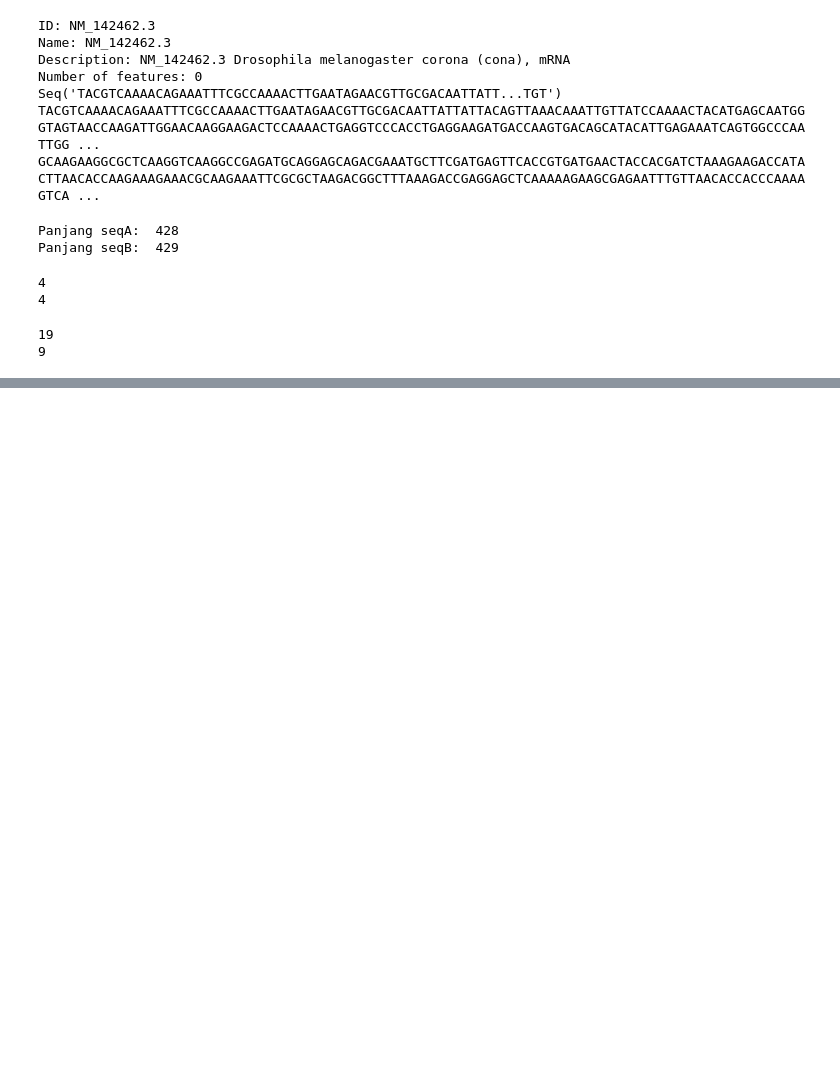
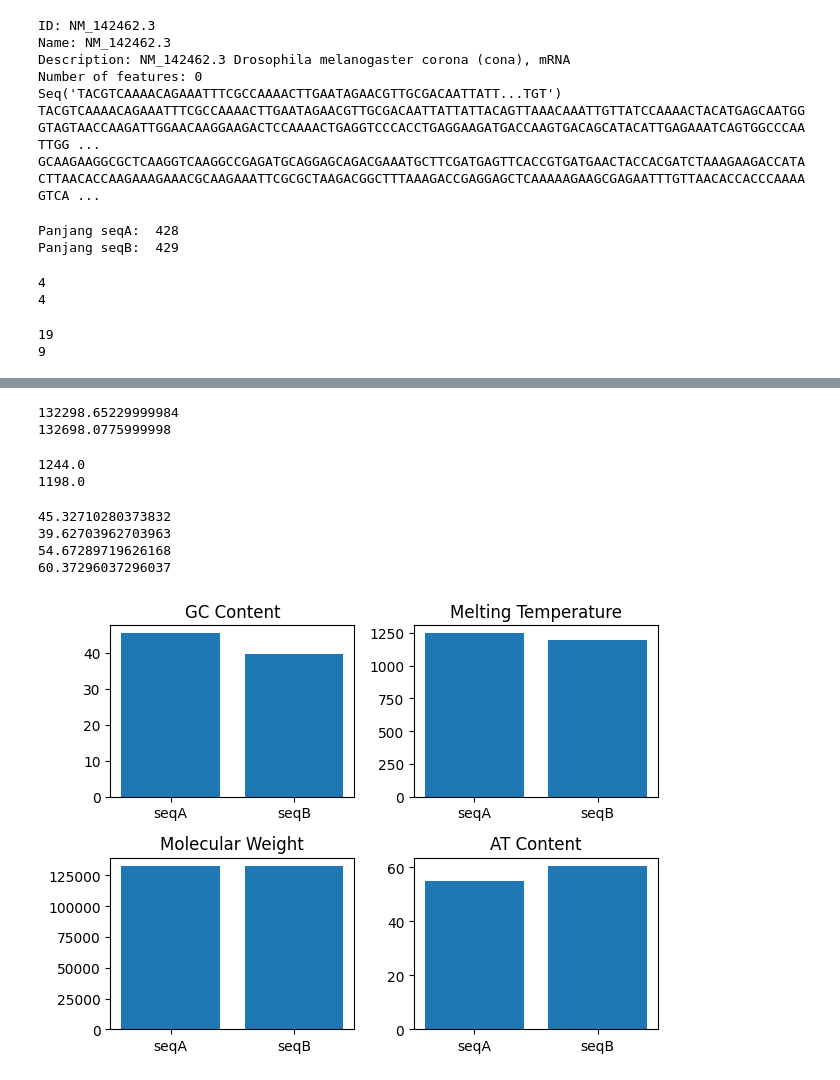
Before and after one commit to Falmnw/quiz-lab-compbio, a Jupyter notebook: ExClass1.ipynb, the cells around one changed output, grey strips where cells are left out. Saved outputs shown, nothing was run; the diff lists cells and outputs as text; code cells hidden in the pictures; blank space fills up the shorter version.

```diff
--- a/ExClass1.ipynb
+++ b/ExClass1.ipynb
@@ -68,0 +71,39 @@ Reverse sequence C   :  TGTCTTATTTTTCATGAAATAAACAGTTTAATAAACCTTTTGCGTCGTTATAATTC
+# %%
+# Molecular Weight
+
+mw_seqA = molecular_weight(seqA)
+mw_seqB = molecular_weight(seqB)
+print(mw_seqA)
+print(mw_seqB)
+# %% [output]
+132298.65229999984
+132698.0775999998
+# %%
+# Melting Point Wallace
+
+mt_seqA = MeltingTemp.Tm_Wallace(seqA)
+mt_seqB = MeltingTemp.Tm_Wallace(seqB)
+print(mt_seqA)
+print(mt_seqB)
+# %% [output]
+1244.0
+1198.0
+# %%
+# GC
+
+gc_seqA = GC(seqA)
+gc_seqB = GC(seqB)
+print(gc_seqA)
+print(gc_seqB)
+
+# AT
+
+at_seqA = 100 - gc_seqA
+at_seqB = 100 - gc_seqB
+print(at_seqA)
+print(at_seqB)
+# %% [output]
+45.32710280373832
+39.62703962703963
+54.67289719626168
+60.37296037296037
@@ -68,0 +112,24 @@ Reverse sequence C   :  TGTCTTATTTTTCATGAAATAAACAGTTTAATAAACCTTTTGCGTCGTTATAATTC
+# %%
+# Plotting
+fig, axis = plt.subplots(2,2)
+
+# GC
+axis[0][0].bar(['seqA', 'seqB'], [gc_seqA, gc_seqB])
+axis[0][0].set_title('GC Content')
+
+# Melting Temp
+axis[0][1].bar(['seqA', 'seqB'], [mt_seqA, mt_seqB])
+axis[0][1].set_title('Melting Temperature')
+
+# Molecular Weight
+axis[1][0].bar(['seqA', 'seqB'], [mw_seqA, mw_seqB])
+axis[1][0].set_title('Molecular Weight')
+
+# AT
+axis[1][1].bar(['seqA', 'seqB'], [at_seqA, at_seqB])
+axis[1][1].set_title('AT Content')
+
+fig.tight_layout()
+fig.show()
+# %% [output]
+[figure, added]
```
Also changed, not shown: parts of 14 cells of this notebook, 2 other files.
